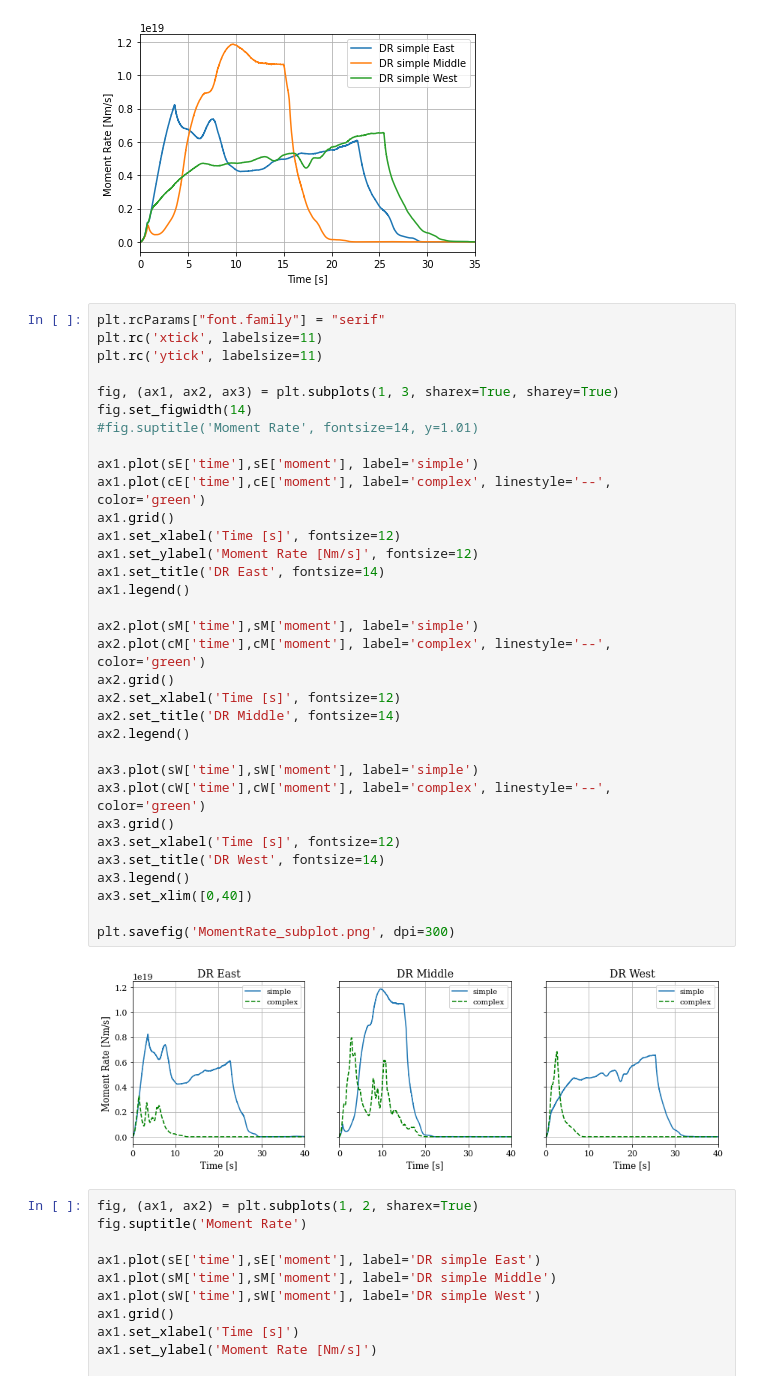
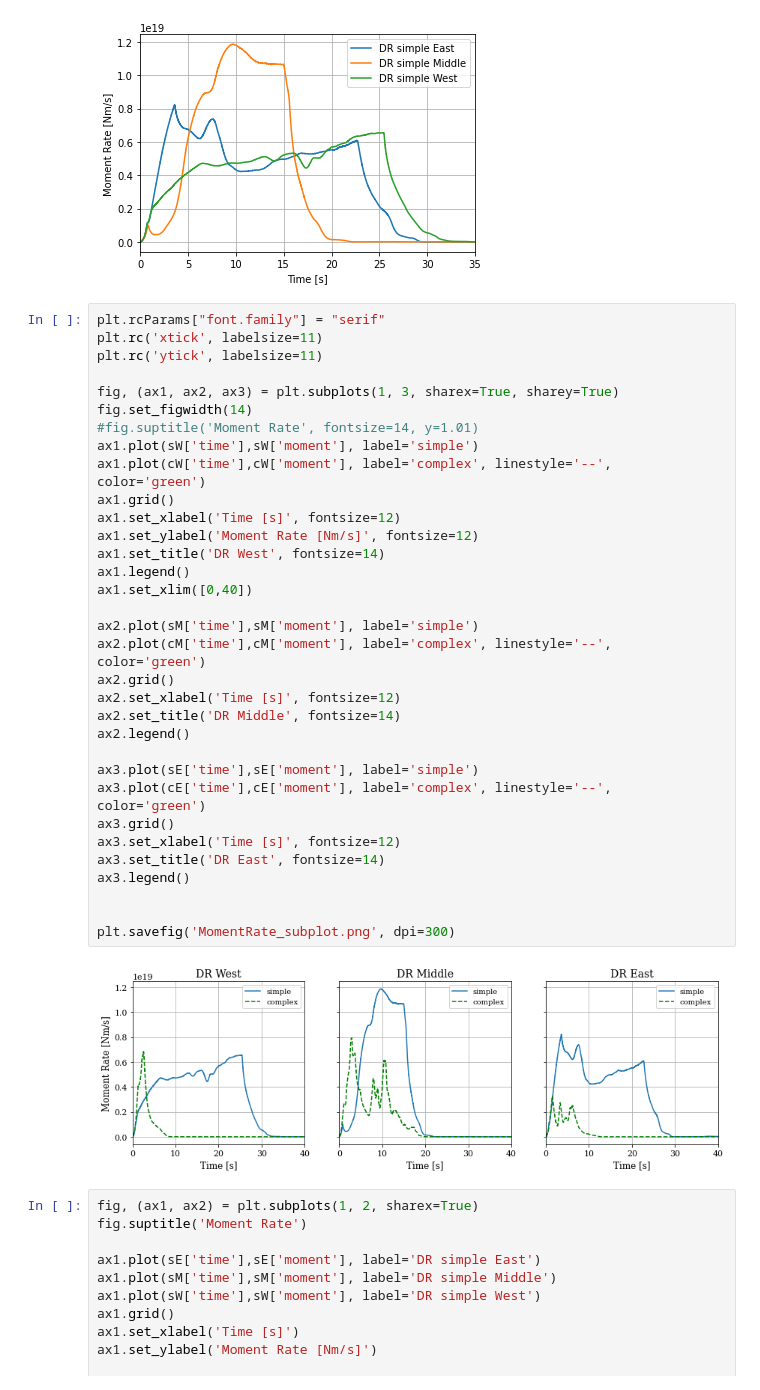
Before and after one commit to fabian-kutschera/Scripts4Processing, a Jupyter notebook: CombinedMR.ipynb, the cells around one changed output. Drawn from its saved outputs; the diff is of its cells as text.

```diff
--- a/CombinedMR.ipynb
+++ b/CombinedMR.ipynb
@@ -50,38 +50,38 @@ plt.show()
 # %%
 plt.rcParams["font.family"] = "serif"
 plt.rc('xtick', labelsize=11)
 plt.rc('ytick', labelsize=11)
 
 fig, (ax1, ax2, ax3) = plt.subplots(1, 3, sharex=True, sharey=True)
 fig.set_figwidth(14)
 #fig.suptitle('Moment Rate', fontsize=14, y=1.01)
-
-ax1.plot(sE['time'],sE['moment'], label='simple')
-ax1.plot(cE['time'],cE['moment'], label='complex', linestyle='--', color='green')
+ax1.plot(sW['time'],sW['moment'], label='simple')
+ax1.plot(cW['time'],cW['moment'], label='complex', linestyle='--', color='green')
 ax1.grid()
 ax1.set_xlabel('Time [s]', fontsize=12)
 ax1.set_ylabel('Moment Rate [Nm/s]', fontsize=12)
-ax1.set_title('DR East', fontsize=14)
+ax1.set_title('DR West', fontsize=14)
 ax1.legend()
+ax1.set_xlim([0,40])
 
 ax2.plot(sM['time'],sM['moment'], label='simple')
 ax2.plot(cM['time'],cM['moment'], label='complex', linestyle='--', color='green')
 ax2.grid()
 ax2.set_xlabel('Time [s]', fontsize=12)
 ax2.set_title('DR Middle', fontsize=14)
 ax2.legend()
 
-ax3.plot(sW['time'],sW['moment'], label='simple')
-ax3.plot(cW['time'],cW['moment'], label='complex', linestyle='--', color='green')
+ax3.plot(sE['time'],sE['moment'], label='simple')
+ax3.plot(cE['time'],cE['moment'], label='complex', linestyle='--', color='green')
 ax3.grid()
 ax3.set_xlabel('Time [s]', fontsize=12)
-ax3.set_title('DR West', fontsize=14)
+ax3.set_title('DR East', fontsize=14)
 ax3.legend()
-ax3.set_xlim([0,40])
+
 
 plt.savefig('MomentRate_subplot.png', dpi=300)
 # %% [output]
-[figure, old version]
+[figure, new version]
 # %%
 fig, (ax1, ax2) = plt.subplots(1, 2, sharex=True)
 fig.suptitle('Moment Rate')
```
